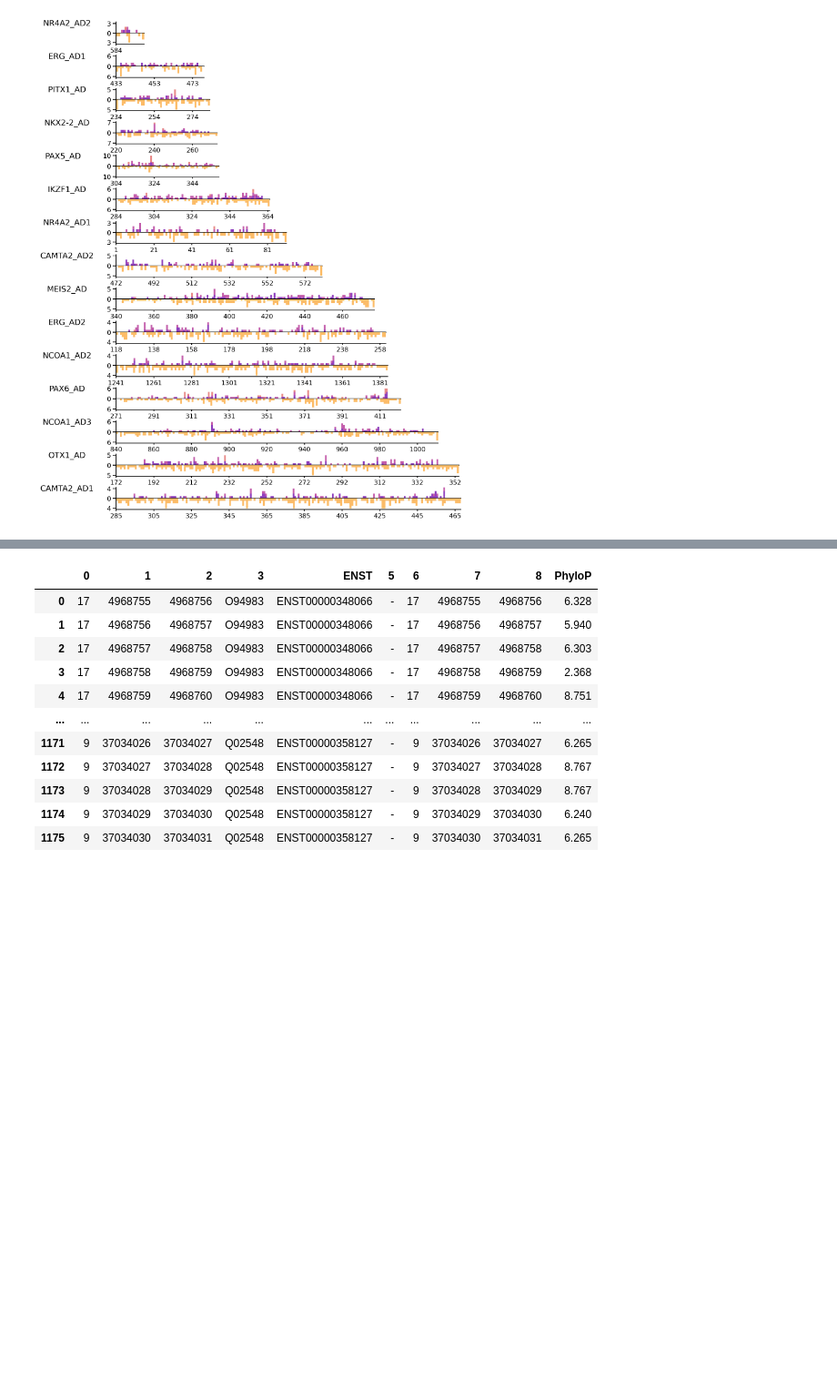
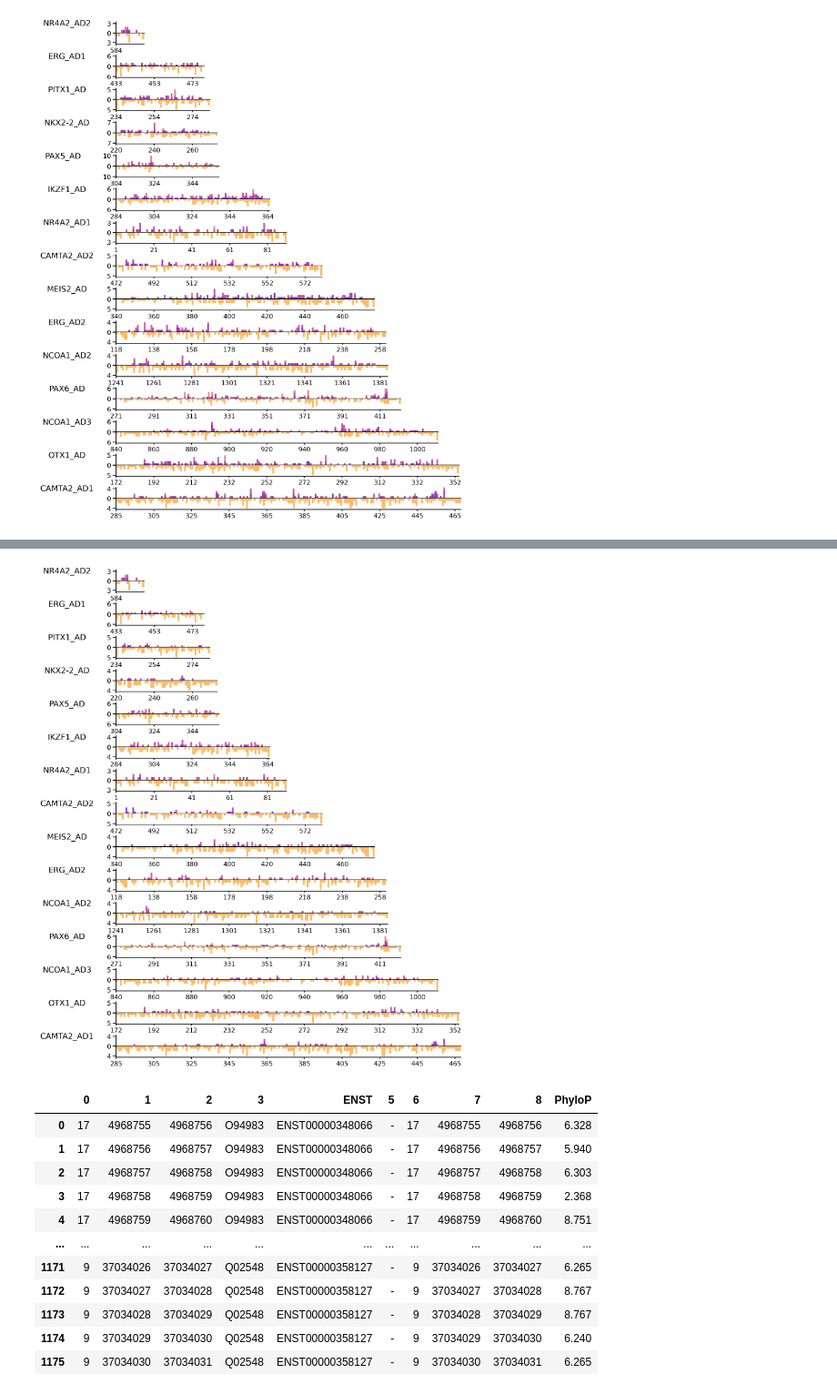
Before and after one commit to sanjanakotha/SFARI, a Jupyter notebook: notebooks/AD variant list visualization v2.ipynb, the cells around one changed output, grey strips where cells are left out. Shown at 91% size. Saved outputs shown, nothing was run; the diff lists cells and outputs as text; code cells hidden in the pictures; blank space fills up the shorter version.

Commit message:
subtracting gnomad from AD var vis

```diff
--- a/notebooks/AD variant list visualization v2.ipynb
+++ b/notebooks/AD variant list visualization v2.ipynb
@@ -388,3 +388,6 @@ for i, AD in enumerate(cc_names["Gene Name"]):
 fig.show()
 # %% [output]
 [figure]
+# %%
+unique_pt_vars = pt_vars[~pt_vars["Mutant Sequence"].isin(gnomad["Mutant Sequence"])]
+unique_pt_vars
@@ -391,3 +410,96 @@ fig.show()
+# %%
+# Making with subplots
+
+
+fig = plt.figure(figsize=(8.5, 11), dpi = 300)
+outer = gridspec.GridSpec(15, 1, hspace=0.5)
+
+def plot_one_AD_track_subplots(AD, i):
+
+    min_pos = cc_names[cc_names["Gene Name"] == AD]["start"].iloc[0]
+    max_pos =cc_names[cc_names["Gene Name"] == AD]["end"].iloc[0]
+
+    # Getting the disease-associated and neutral variants
+    AD_pt_vars = unique_pt_vars[unique_pt_vars["Gene Name"]  == AD]
+    AD_gnomad = gnomad[gnomad["Gene Name"] == AD]
+
+    #Setting up the ax
+    inner = gridspec.GridSpecFromSubplotSpec(2, 1, subplot_spec = outer[i], wspace = 0, hspace = 0)
+
+    num_positions = cc_names[cc_names["Gene Name"] == AD]["len"].iloc[0]
+    width_ratio = num_positions / (len(all_muts) / 15)  # Normalize the width
+    width = max(0, min(1.5, width_ratio))  # Limit width between 0.25 and 1.5
+
+    # Plotting of ax1
+    ax1 = fig.add_subplot(inner[0])
+    curr_ax1_pos = ax1.get_position()
+
+    ax1.set_position([curr_ax1_pos.x0, curr_ax1_pos.y0, width, curr_ax1_pos.height])
+
+    sns.histplot(data=AD_pt_vars, stat="count", multiple="stack",
+                 x="pos", kde=False, edgecolor = "none", palette = color_palette,
+                 hue="list", element="bars", legend=False, bins=np.arange(min_pos, max_pos + 1, 1), ax=ax1)
+
+    # Plotting of ax2
+    ax2 = fig.add_subplot(inner[1])
+    curr_ax2_pos = ax2.get_position()
+    ax2.set_position([curr_ax2_pos.x0, curr_ax2_pos.y0, width, curr_ax2_pos.height])
+
+    sns.histplot(data=AD_gnomad, stat="count",
+                 x="pos", kde=False, color = color_palette["gnomAD"], edgecolor = "none", label = "gnomAD",
+                 element="bars", bins=np.arange(min_pos, max_pos + 1, 1), ax=ax2)
+
+
+    #ymin, ymax = 0, 10
+    extrema = max(max(AD_pt_vars["pos"].value_counts()), max(AD_gnomad["pos"].value_counts()))
+    ymin, ymax = 0, extrema
+
+    ax1.set_ylim(ymin, ymax + 0.5)
+    ax2.set_ylim(ymin, ymax + 0.5)
+
+    ax1.set_yticks([0, ymax])
+    ax1.set_yticklabels([0, ymax], fontsize=8)  # Smaller font size for x-tick labels
+    ax1.tick_params(axis='y', which='major', pad=2.3, length = 4)
+
+    ax2.set_yticks([0, ymax])
+    ax2.set_yticklabels([0, ymax], fontsize=8)  # Smaller font size for x-tick labels
+    ax2.tick_params(axis='y', which='major', pad=2.3, length = 4)
+
+
+
+    # Invert the y-axis for the bottom plot
+    ax2.invert_yaxis()
+
+    ax1.set_xticks([])
+
+    ax2.set_xticks(np.arange(min_pos, max_pos + 1, 20))
+    ax2.set_xticklabels(np.arange(min_pos, max_pos + 1, 20), fontsize=8)  # Smaller font size for x-tick labels
+    ax2.tick_params(axis='x', which='major', pad=2.3, length = 2)
+
+
+    ax2.set_xlim(min_pos, max_pos)
+    ax2.set_xlabel("")
+    ax1.set_xlabel("")
+
+    ax1.set_ylabel("")
+    ax2.set_ylabel("")
+
+    ax1.set_ylabel(AD, rotation=0, labelpad=50, fontsize=10)  # Gene name on the left
+
+    sns.despine(ax = ax1)
+    sns.despine(ax = ax2)
+
+
+first = True
+
+for i, AD in enumerate(cc_names["Gene Name"]):
+    plot_one_AD_track_subplots(AD, i)
+    if first:
+        first = True
+
+fig.show()
+# %% [output]
+[figure, added]
 # %%
 # Adding conservation
 from statsmodels.nonparametric.smoothers_lowess import lowess
```
Also changed, not shown: parts of 2 cells of this notebook, 1 other file.
